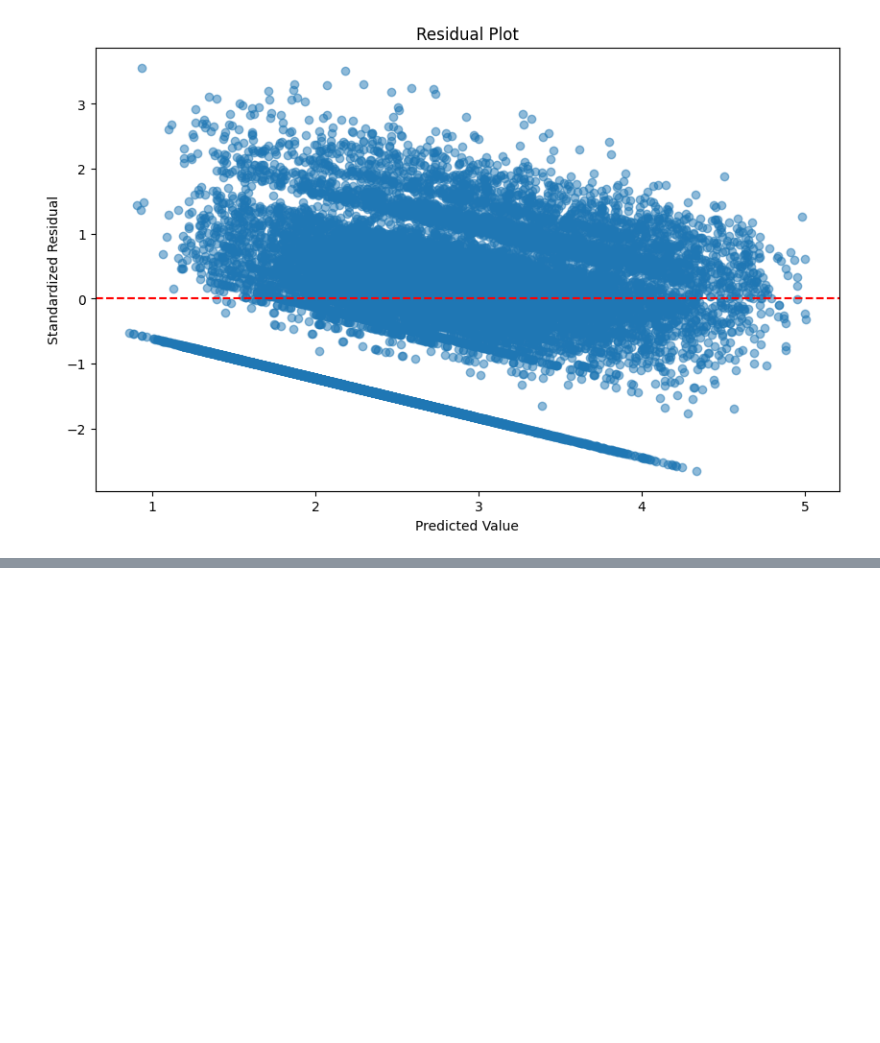
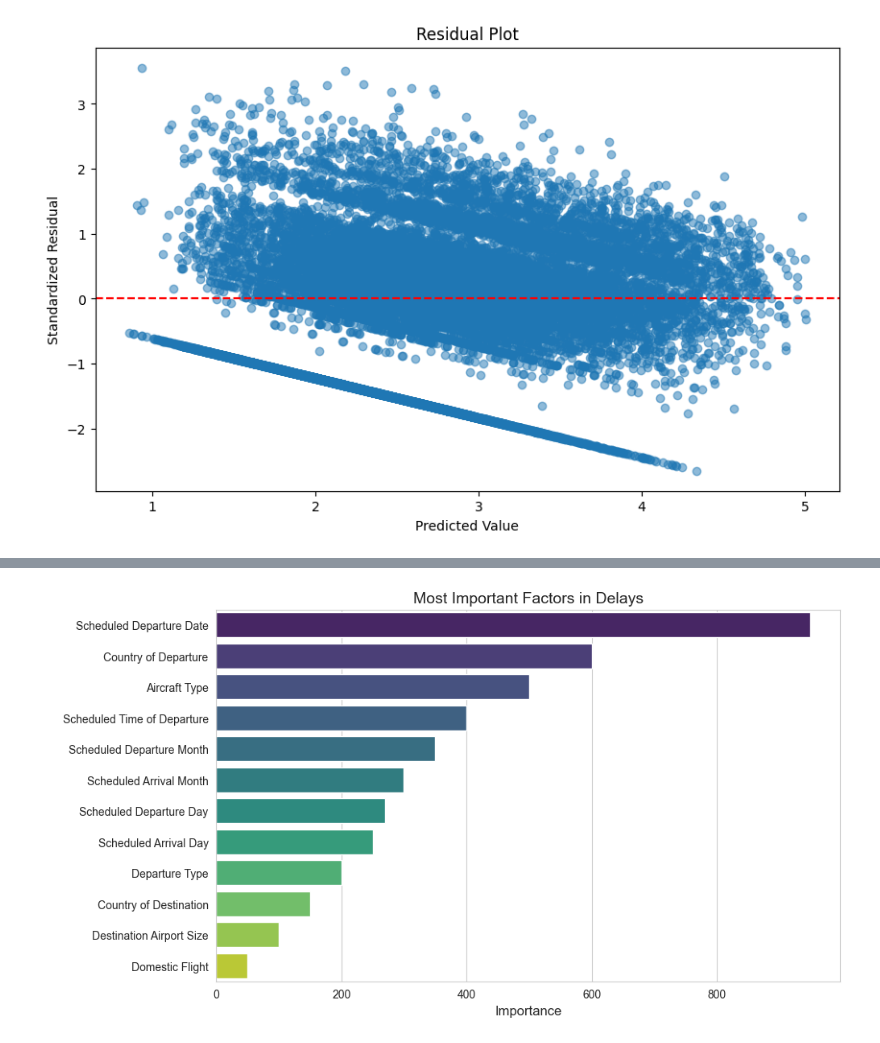
Before and after one commit to marenbor/ml_project_flight_delays, a Jupyter notebook: models/LightGBM.ipynb, the cells around one changed output, grey strips where cells are left out. Cells and saved outputs as stored; diff of their text form; code cells hidden in the pictures; blank space fills up the shorter version.

```diff
--- a/models/LightGBM.ipynb
+++ b/models/LightGBM.ipynb
@@ -324,0 +369,52 @@ plt.show()
+# %%
+import seaborn as sns
+import matplotlib.pyplot as plt
+import pandas as pd
+
+# Feature importance data
+features = [
+    "is_same_country", "type_arr", "iso_country_arr", "type_dep", "iso_country_dep",
+    "std_time_dec", "sta_month", "std_month", "sta_day", "std_day", "std_date", "ac"
+]
+importance = [50, 100, 150, 200, 600, 400, 300, 350, 250, 270, 950, 500]
+
+# Mapping to more understandable names
+feature_mapping = {
+    "is_same_country": "Domestic Flight",
+    "type_arr": "Destination Airport Size",
+    "iso_country_arr": "Country of Destination",
+    "type_dep": "Departure Type",
+    "iso_country_dep": "Country of Departure",
+    "std_time_dec": "Scheduled Time of Departure",
+    "sta_month": "Scheduled Arrival Month",
+    "std_month": "Scheduled Departure Month",
+    "sta_day": "Scheduled Arrival Day",
+    "std_day": "Scheduled Departure Day",
+    "std_date": "Scheduled Departure Date",
+    "ac": "Aircraft Type"
+}
+
+# Apply mapping
+features_readable = [feature_mapping[f] for f in features]
+
+# Create DataFrame and sort by importance
+df = pd.DataFrame({"Feature": features_readable, "Importance": importance})
+df = df.sort_values(by="Importance", ascending=False)
+
+# Set Seaborn style
+sns.set_style("whitegrid")
+
+
+# Create plot
+plt.figure(figsize=(10, 6))
+sns.barplot(x="Importance", y="Feature", data=df, palette="viridis")
+
+# Labels and title
+plt.xlabel("Importance", fontsize=12)
+plt.ylabel("  ", fontsize=12)
+plt.title("Most Important Factors in Delays", fontsize=14)
+
+# Show plot
+plt.show()
+# %% [output]
+[figure, added]
```
Also changed, not shown: parts of 1 cell of this notebook.
